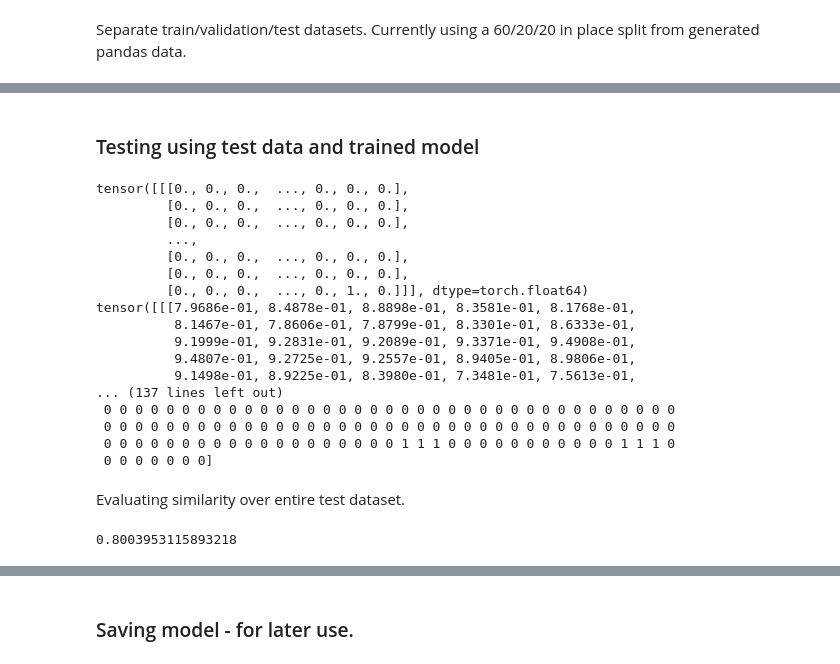
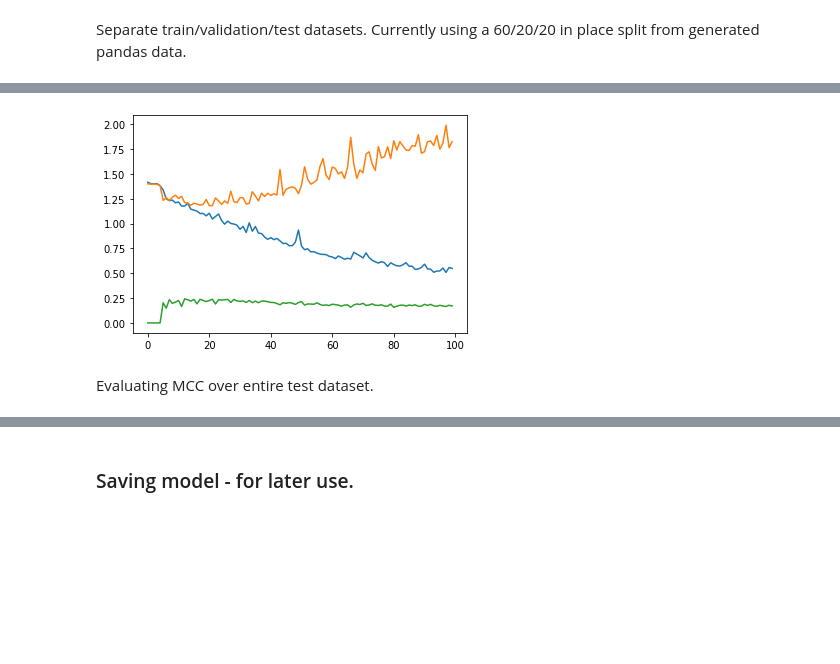
Before and after one commit to ryangregson01/L4-dissertation, a Jupyter notebook: src/Notebooks/FCN_1DConvolutions.ipynb, the cells around one changed output, grey strips where cells are left out. Drawn from its saved outputs; the diff is of its cells as text; code cells hidden in the pictures; blank space fills up the shorter version.

Commit message:
Diss Introduction and tidying of Notebooks.
Wrote up dissertation introduction.
Tidied each Notebook: removed irrelevant cells, updated 2DConv
FCN notebook with new progress from other Notebooks.

```diff
--- a/src/Notebooks/FCN_1DConvolutions.ipynb
+++ b/src/Notebooks/FCN_1DConvolutions.ipynb
@@ -66,7 +66,7 @@ def make_image(seq):
   return channeled_img
 # %%
 # Data from DisProt TSV - https://disprot.org/download
-data_disprot = pd.read_csv('/content/drive/My Drive/Colab Notebooks/DL-DISS/DisProt_v1.tsv', sep='\t')
+data_disprot = pd.read_csv('/content/drive/My Drive/Colab Notebooks/diss_files/DisProt_v1.tsv', sep='\t')
 # %%
 # Dictionary for important data from DisProt
 disorder_start_and_end = {}
@@ -255,9 +190,0 @@ for i_batch, sample_batched in enumerate(dataloader):
-# %%
-# Testing how to get samples from dataloader using dataiter
-dataiter = iter(dataloader)
-for i, sam in enumerate(dataiter):
-  print(sam)
-  if i == 2:
-    break
-
-acc, image, label = next(dataiter).values()
@@ -411,41 +408,11 @@ plt.show()
-# %% [markdown]
-### Testing using test data and trained model
-# %%
-# Testing a single test sequence and labelling this based on probabilities generated by model.
-test_iter = iter(test_loader)
-_, im, real_lab = next(test_iter).values()
-print(im)
-im = im.type(torch.FloatTensor)
-outputs_pred = model(im)
-print(outputs_pred)
-
-pred_lab = []
-
-outputs_pred = torch.squeeze(outputs_pred)
-for val in outputs_pred:
-  if val > 0.5:
-    pred_lab.append(1)
-  else:
-    pred_lab.append(0)
-
-print(np.array(pred_lab))
-# %% [output]
-tensor([[[0., 0., 0.,  ..., 0., 0., 0.],
-         [0., 0., 0.,  ..., 0., 0., 0.],
-         [0., 0., 0.,  ..., 0., 0., 0.],
-         ...,
-         [0., 0., 0.,  ..., 0., 0., 0.],
-         [0., 0., 0.,  ..., 0., 0., 0.],
-         [0., 0., 0.,  ..., 0., 1., 0.]]], dtype=torch.float64)
-tensor([[[7.9686e-01, 8.4878e-01, 8.8898e-01, 8.3581e-01, 8.1768e-01,
-          8.1467e-01, 7.8606e-01, 7.8799e-01, 8.3301e-01, 8.6333e-01,
-          9.1999e-01, 9.2831e-01, 9.2089e-01, 9.3371e-01, 9.4908e-01,
-          9.4807e-01, 9.2725e-01, 9.2557e-01, 8.9405e-01, 8.9806e-01,
-          9.1498e-01, 8.9225e-01, 8.3980e-01, 7.3481e-01, 7.5613e-01,
-... (137 lines left out)
- 0 0 0 0 0 0 0 0 0 0 0 0 0 0 0 0 0 0 0 0 0 0 0 0 0 0 0 0 0 0 0 0 0 0 0 0 0
- 0 0 0 0 0 0 0 0 0 0 0 0 0 0 0 0 0 0 0 0 0 0 0 0 0 0 0 0 0 0 0 0 0 0 0 0 0
- 0 0 0 0 0 0 0 0 0 0 0 0 0 0 0 0 0 0 0 1 1 1 0 0 0 0 0 0 0 0 0 0 0 1 1 1 0
- 0 0 0 0 0 0 0]
+# %%
+epoch_valid_MCC_arr_plottable = [epoch_valid_MCC_arr[i].to('cpu').numpy() if epoch_valid_MCC_arr[i] != 0 else 0.0 for i, se in enumerate(epoch_valid_MCC_arr)]
+
+plt.plot(range(100), epoch_loss_arr)
+plt.plot(range(100), epoch_valid_loss_arr)
+plt.plot(range(100), epoch_valid_MCC_arr_plottable)
+plt.show()
+# %% [output]
+[figure, added]
 # %% [markdown]
-Evaluating similarity over entire test dataset.
+Evaluating MCC over entire test dataset.
@@ -483,4 +418,0 @@ with torch.no_grad():
-# %%
-right_percentage
-# %% [output]
-0.8003953115893218
```
Also changed, not shown: parts of 43 cells of this notebook, 6 other files.
